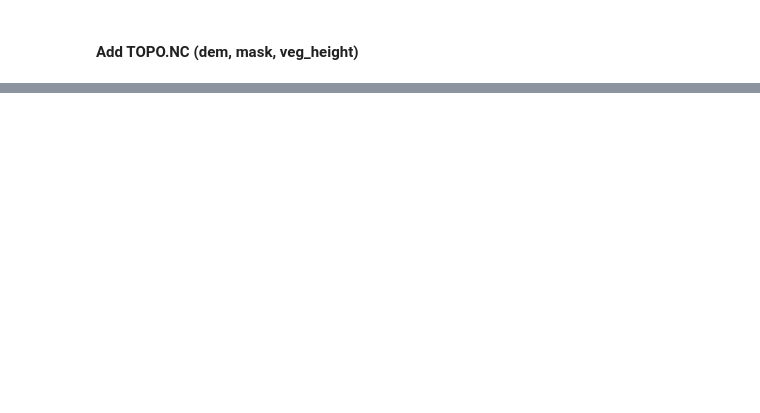
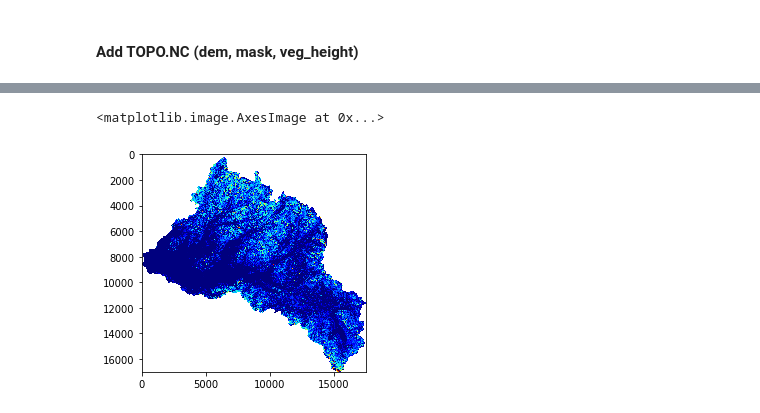
Before and after one commit to meganmason/jlabs, a Jupyter notebook: xarray/tests.ipynb, the cells around one changed output, grey strips where cells are left out. Saved outputs shown, nothing was run; the diff lists cells and outputs as text; code cells hidden in the pictures; blank space fills up the shorter version.

Commit message:
tests has aligned lidar w/ topo, mask as coord. analysis has normalization code with variance example. First meeting with Charlie

```diff
--- a/xarray/tests.ipynb
+++ b/xarray/tests.ipynb
@@ -53,0 +54,10 @@ Data variables:
+# %%
+#flip 'y' axis
+ds=np.flip(ds.snow,1)
+ds=ds.to_dataset()
+
+#NOTE:
+#use np flip
+    #where 1=horizontally (even though flip is vert, must be due to (y,x)??)
+    #Returns dataArray
+    #convert back to DataSet
@@ -86,12 +105,12 @@ plt.show()
 # %%
-#TWO LIDAR FLIGHT - FLIP DOESN'T WORK
-f = flist[0:2]
-print(len(f))
+# #TWO LIDAR FLIGHT - FLIP DOESN'T WORK
+# f = flist[0:2]
+# print(len(f))
 
-ds=xr.open_mfdataset(f, concat_dim='time',combine='nested').rename({'Band1':'snow'})
-ds.close()
-ds
-ds['snow'].values=ds.snow[::-1]
-plt.imshow(ds.snow[1])
-plt.colorbar()
-plt.show()
+# ds=xr.open_mfdataset(f, concat_dim='time',combine='nested').rename({'Band1':'snow'})
+# ds.close()
+# ds
+# ds['snow'].values=ds.snow[::-1]
+# plt.imshow(ds.snow[1])
+# plt.colorbar()
+# plt.show()
@@ -202,0 +185,8 @@ plt.show()
+# %%
+# ds['time'] = (['time'], dates)
+# ds['mask1'] = (['mask1'], ds.mask==1)
+# ds
+# dss=np.where(ds.mask==1)
+# dss
+ds = ds.assign_coords(mask=ds.mask)
+ds
@@ -202,0 +219,5 @@ plt.show()
+# %%
+# ds(ds.sel(mask='1'))
+ds=ds.where(ds.mask==1)
+
+# plt.imshow(ds.mask)
@@ -202,0 +238,5 @@ plt.show()
+# %%
+plt.imshow(ds.snow[0], cmap='jet')
+# %% [output]
+<matplotlib.image.AxesImage at 0x...>
+[figure, added]
```
Also changed, not shown: parts of 23 cells of this notebook, 1 other file.
